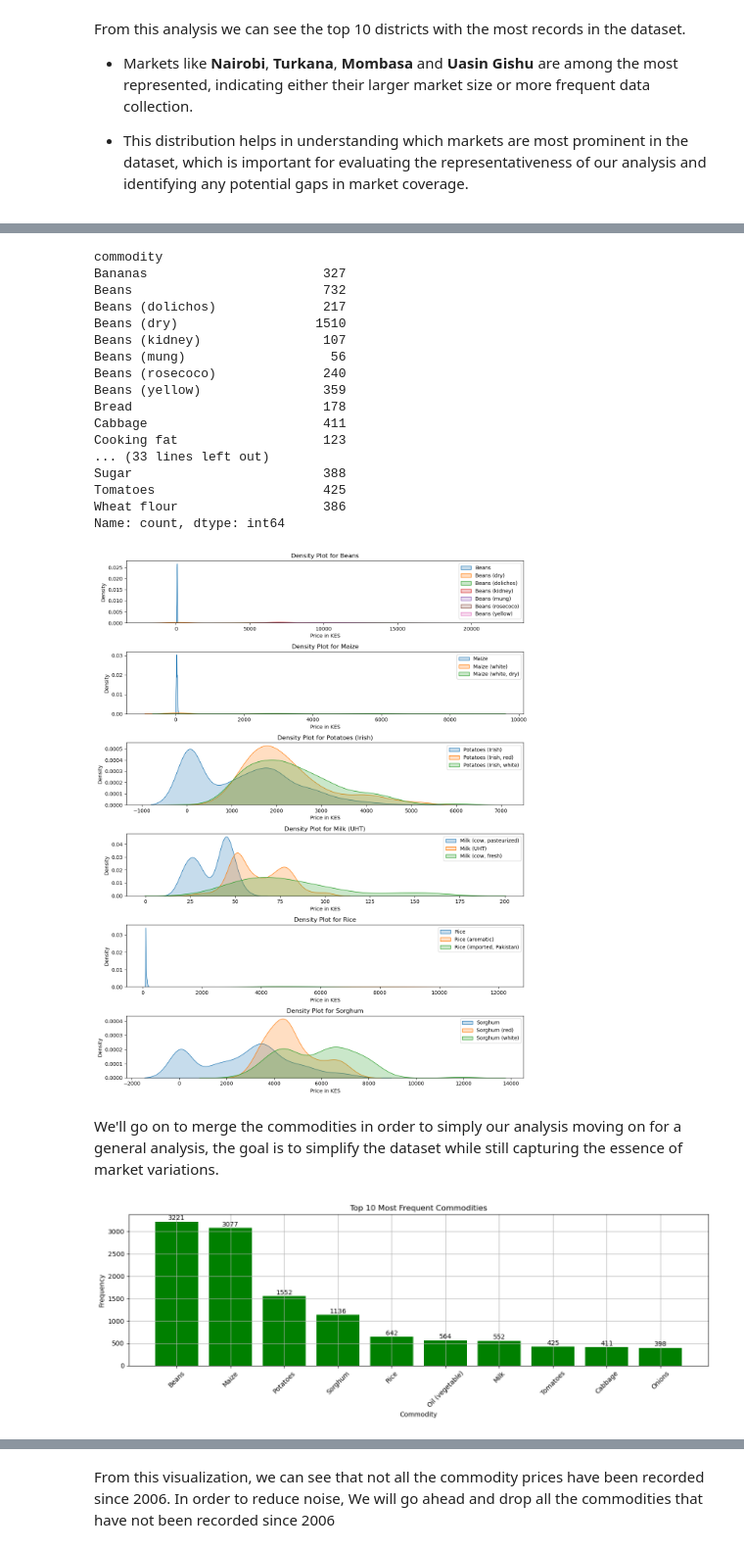
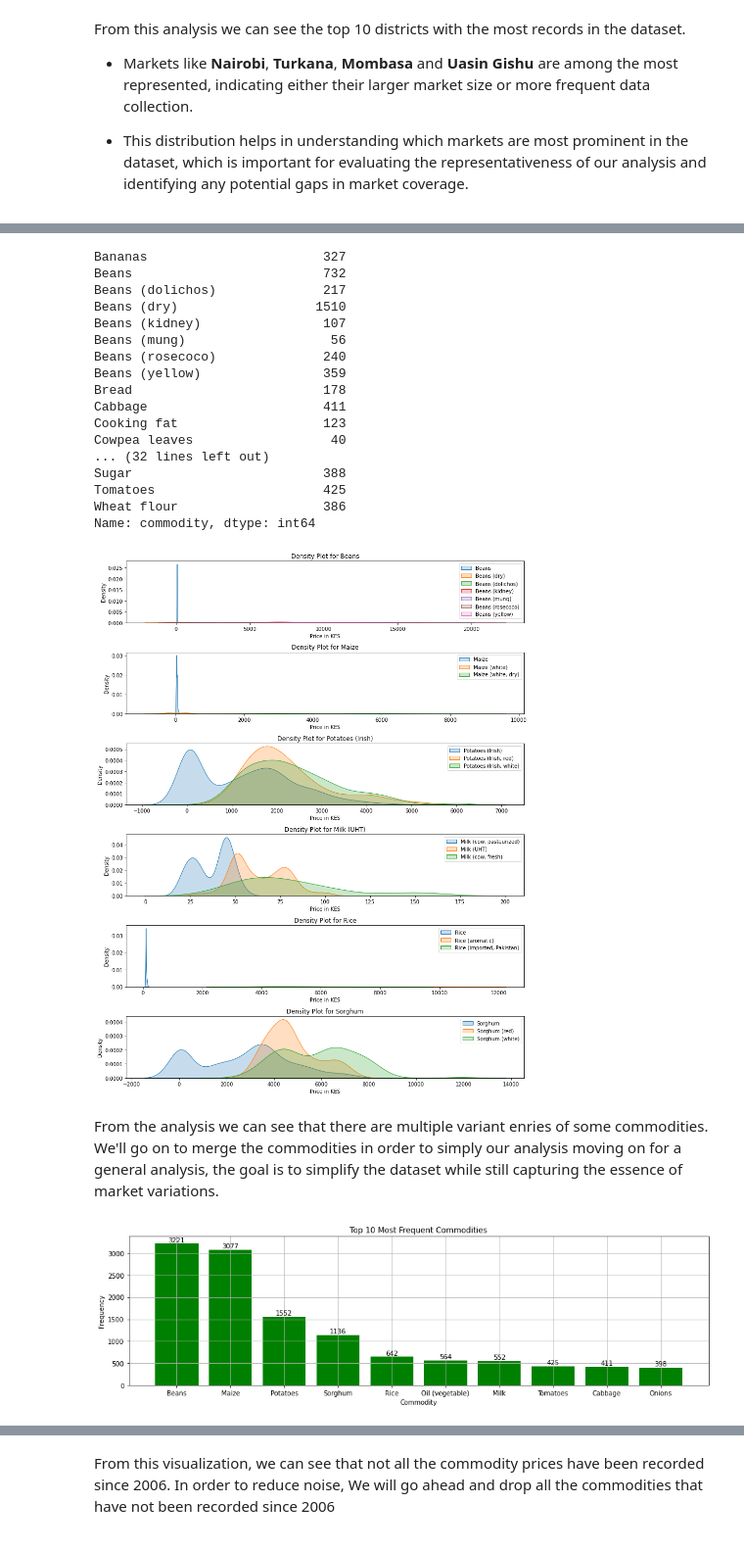
Before and after one commit to Mwenda-Mugambi/Commodity_Price_Forecasting, a Jupyter notebook: Notebook.ipynb, the cells around one changed output, grey strips where cells are left out. Shown at 98% size. Cells and saved outputs as stored; diff of their text form; code cells hidden in the pictures.

```diff
--- a/Notebook.ipynb
+++ b/Notebook.ipynb
@@ -90,10 +94,10 @@ warnings.filterwarnings('ignore')
 Here, we will load the dataset and present its size, and an overview of its features.
 # %%
 # Loading the dataset
-df = pd.read_csv('Data/wfp_food_prices_ken.csv')
+data = pd.read_csv('Data/wfp_food_prices_ken.csv')
 
 # Checking the size of the dataset
-print(f"\nThe dataset contains {df.shape[0]} rows and {df.shape[1]} columns.\n")
+print(f"\nThe dataset contains {data.shape[0]} rows and {data.shape[1]} columns.\n")
 # %% [output]
 The dataset contains 15736 rows and 14 columns.
 # %%
@@ -120,7 +124,7 @@ Index(['date', 'admin1', 'admin2', 'market', 'latitude', 'longitude',
 - <code><b> (usdprice): </b></code>,  The price converted to US Dollars.
 # %%
 # Renaming the 'admin1' and 'admin2' columns to more understandable names
-df = df.rename(columns={'admin1': 'region', 'admin2': 'district'})
+data = data.rename(columns={'admin1': 'region', 'admin2': 'district'})
 # %%
 # Displaying general information about the dataset
 # to confirm if the datatypes in the description match the expected entries in our dataset
@@ -167,12 +171,12 @@ From these outputs, we can see that the first row seems to contain unnecessary h
 We will also go ahead to convert the **date, latitude, longitude, price,** and **usdprice** columns to their appropriate data types.
 # %%
 # Removing the first row
-df = df.drop(index=0)
-print(f"\nThe dataset now contains {df.shape[0]} rows and {df.shape[1]} columns after dropping the first row.\n")
+data = data.drop(index=0)
+print(f"\nThe dataset now contains {data.shape[0]} rows and {data.shape[1]} columns after dropping the first row.\n")
 
 # Converting appropriate columns to their correct data types
-df['date'] = pd.to_datetime(df['date'])
-df['price'] = pd.to_numeric(df['price'], errors='coerce')
+data['date'] = pd.to_datetime(data['date'])
+data['price'] = pd.to_numeric(data['price'], errors='coerce')
 # %% [output]
 The dataset now contains 15735 rows and 14 columns after dropping the first row.
 # %%
@@ -203,5 +207,5 @@ Great. now we can see that the datatypes have been updated to the appropriate ty
 columns_to_drop = ['region', 'category', 'priceflag', 'usdprice', 'longitude', 'latitude']
 
 # Dropping the specified columns
-df = df.drop(columns=columns_to_drop, errors='ignore')
+data = data.drop(columns=columns_to_drop, errors='ignore')
 # %% [markdown]
@@ -309,9 +317,8 @@ In this section, we'll explore relationships between two variables at a time. Th
 We'll start by analyzing the commodity prices have changed per variation. Before we do,  We first check the number and type of commodities we have.
 # %%
 # Checking for the value counts of each commodity.
-df["commodity"].value_counts().sort_index(ascending=True)
+data["commodity"].value_counts().sort_index(ascending=True)
 # %% [output]
-commodity
 Bananas                       327
 Beans                         732
 Beans (dolichos)              217
@@ -323,11 +330,12 @@ Beans (yellow)                359
 Bread                         178
 Cabbage                       411
 Cooking fat                   123
-... (33 lines left out)
+Cowpea leaves                  40
+... (32 lines left out)
 Sugar                         388
 Tomatoes                      425
 Wheat flour                   386
-Name: count, dtype: int64
+Name: commodity, dtype: int64
 # %%
 # List of commodity pairs/groups for comparison
 commodity_groups = {
@@ -351,7 +359,7 @@ plt.figure(figsize=(12, 15))
 for i, (group_name, commodities) in enumerate(commodity_groups.items(), 1):
     plt.subplot(len(commodity_groups), 1, i)
     for commodity in commodities:
-        subset = df[df['commodity'] == commodity]
+        subset = data[data['commodity'] == commodity]
         sns.kdeplot(subset['price'], label=commodity, shade=True)
     plt.title(f'Density Plot for {group_name}')
     plt.xlabel('Price in KES')
@@ -361,8 +369,9 @@ for i, (group_name, commodities) in enumerate(commodity_groups.items(), 1):
 plt.tight_layout()
 plt.show()
 # %% [output]
-[figure, old version]
+[figure, new version]
 # %% [markdown]
+From the analysis we can see that there are multiple variant enries of some commodities.
 We'll go on to merge the commodities in order to simply our analysis moving on for a general analysis, the goal is to simplify the dataset while still capturing the essence of market variations.
 # %%
 # Defining the mapping of variants to general categories
@@ -380,36 +389,36 @@ commodity_replacement = {
     'Potatoes (Irish, white)': 'Potatoes',
     'Rice (imported, Pakistan)':'Rice',
     'Rice (aromatic)' : 'Rice',
     'Sorghum (white)' : 'Sorghum',
     'Sorghum (red)' : 'Sorghum',
     'Onions (red)' : 'Onions',
     'Onions (dry)': 'Onions',
     'Milk (cow, pasteurized)':'Milk',
     'Milk (UHT)' : 'Milk',
     'Milk (cow, fresh)' : 'Milk'
 }
 
 # Updating the 'commodity' column by replacing variant names with the general category name
-df['commodity'] = df['commodity'].replace(commodity_replacement)
+data['commodity'] = data['commodity'].replace(commodity_replacement)
 
 # Confirming the changes
 # Plotting the bar chart with value counts
 plt.figure(figsize=(16, 4.2))
-top_commodities = df['commodity'].value_counts().head(10)
+top_commodities = data['commodity'].value_counts().head(10)
 bars = plt.bar(top_commodities.index, top_commodities.values, color='green')
 
 # Adding the text with the value counts above each bar
 for bar in bars:
     yval = bar.get_height()
     plt.text(bar.get_x() + bar.get_width()/2, yval + 5, int(yval), ha='center', va='bottom')
 
 plt.title('Top 10 Most Frequent Commodities')
 plt.xlabel('Commodity')
 plt.ylabel('Frequency')
-plt.xticks(rotation=45)
+plt.xticks(rotation=0)
 plt.grid()
 plt.show()
 # %% [output]
-[figure, old version]
+[figure, new version]
 # %%
 # Setting the date to index
```
Also changed, not shown: parts of 93 cells of this notebook.
